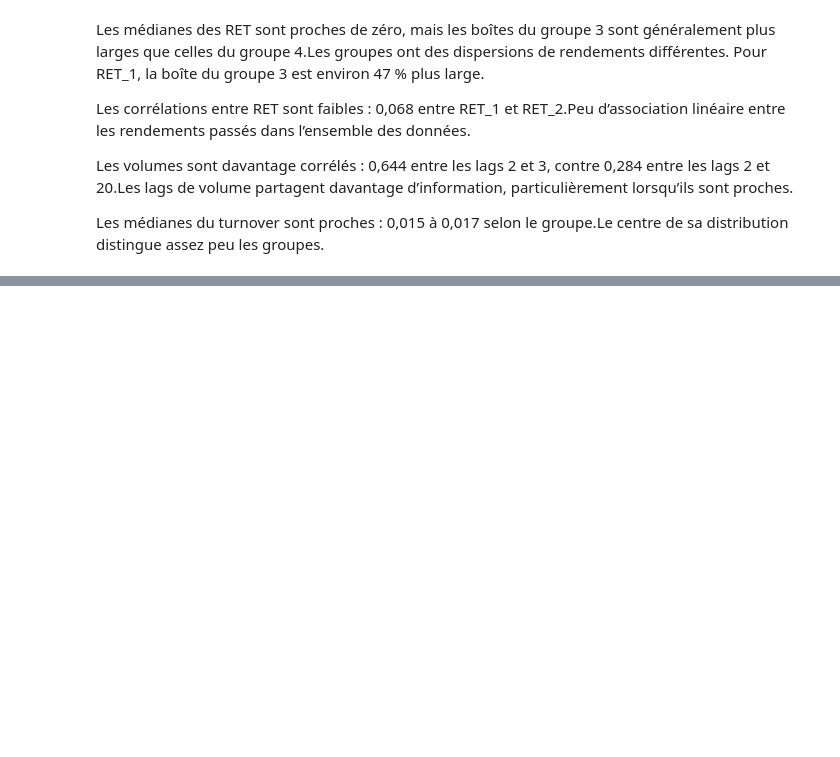
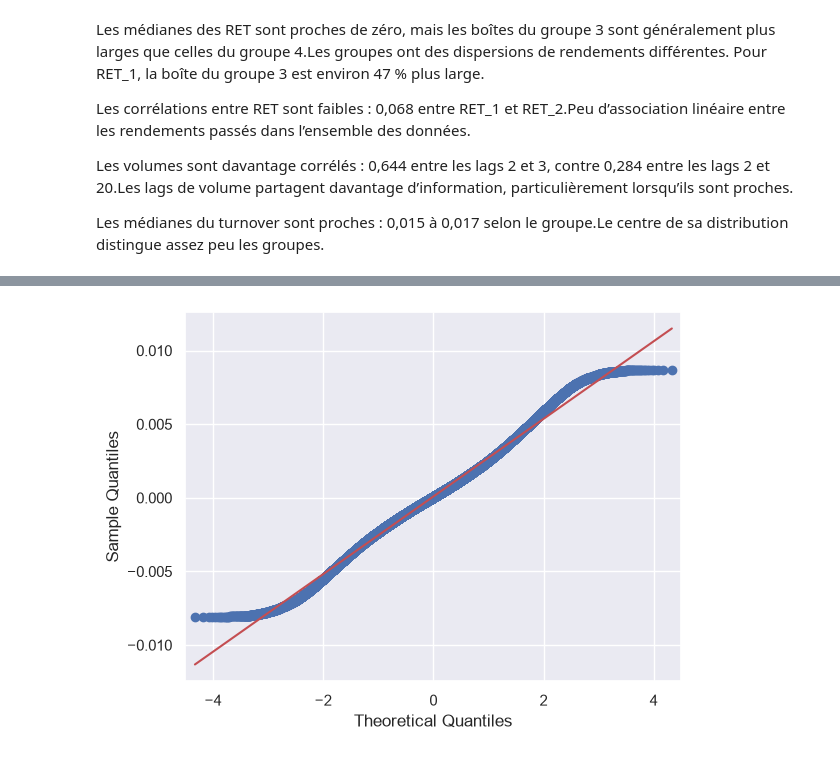
Before and after one commit to reavaquant/qrt-aapf, a Jupyter notebook: notebooks/00_eda.ipynb, the cells around one changed output, grey strips where cells are left out. Cells and saved outputs as stored; diff of their text form; code cells hidden in the pictures; blank space fills up the shorter version.

Commit message:
add qqplot et distrib eda

```diff
--- a/notebooks/00_eda.ipynb
+++ b/notebooks/00_eda.ipynb
@@ -232,0 +253,7 @@ Les médianes du turnover sont proches : 0,015 à 0,017 selon le groupe.Le centr
+# %%
+
+X_tr_nna = X_train.dropna(subset=columns)
+sm.qqplot(X_tr_nna["RET_1"][X_tr_nna["RET_1"].between(X_tr_nna["RET_1"].quantile(0.01), X_tr_nna["RET_1"].quantile(0.99))], line="s")
+plt.show()
+# %% [output]
+[figure, added]
```
Also changed, not shown: parts of 2 cells of this notebook, 3 other files.
